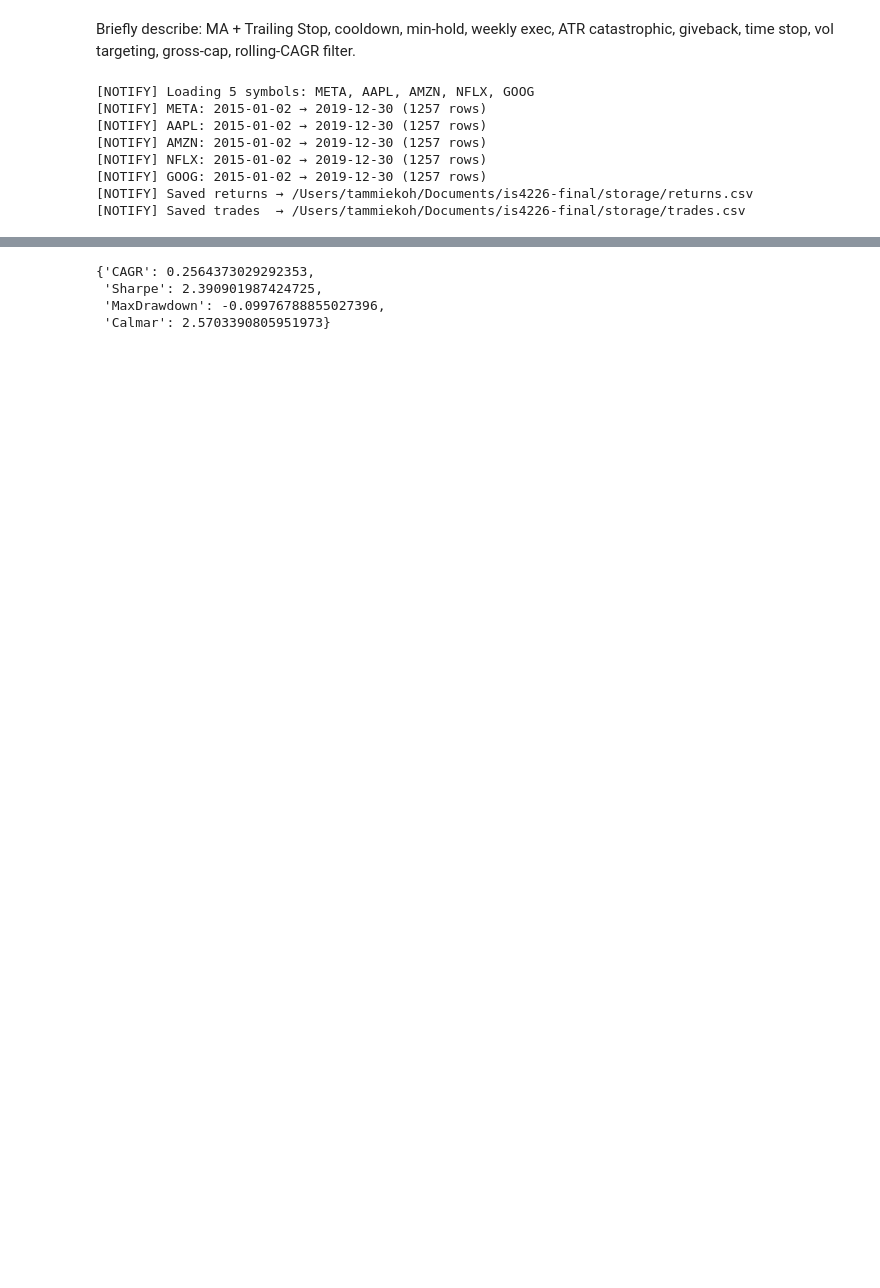
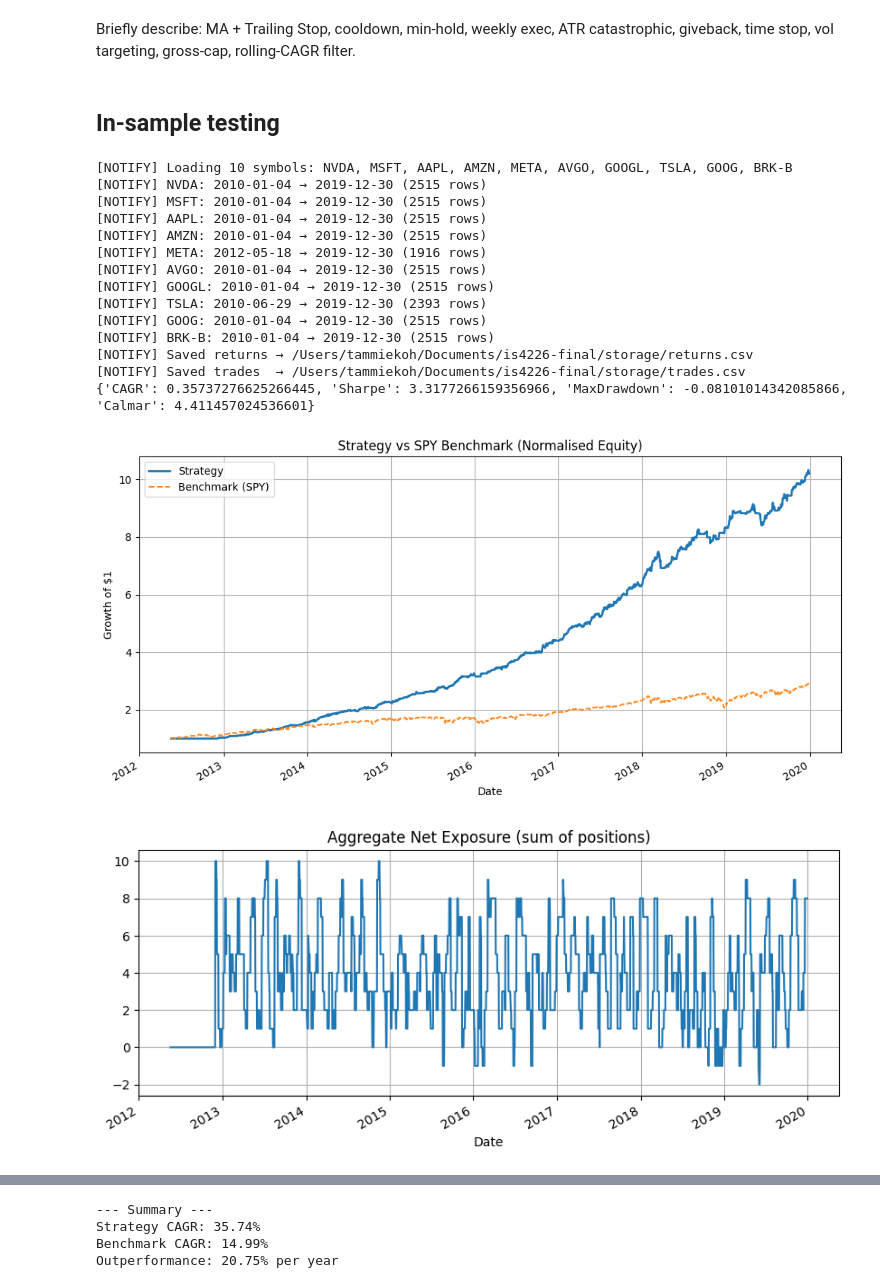
Before and after one commit to lydia372/is4226-final, a Jupyter notebook: Group3_FinalTerm.ipynb, the cells around one changed output, grey strips where cells are left out. Drawn from its saved outputs; the diff is of its cells as text; code cells hidden in the pictures; blank space fills up the shorter version.

Commit message:
added visualisations and expanding window testing

```diff
--- a/Group3_FinalTerm.ipynb
+++ b/Group3_FinalTerm.ipynb
@@ -34,20 +54,62 @@ stock_list = ["META","AAPL","AMZN","NFLX","GOOG"]
+# %% [markdown]
+## In-sample testing
 # %%
+start_date = "2010-01-01"
+end_date   = "2019-12-31"
+stock_list = ["NVDA","MSFT","AAPL","AMZN","META","AVGO","GOOGL","TSLA","GOOG","BRK-B"]
+
+MA_WINDOW = 130
+TRAIL_WINDOW = 10
+TRAIL_PCT = 0.93
+SHORT_THRESHOLD = 0.02
+ATR_WIN = 14
+
+COOLDOWN = 3
+EPS = 0.005
+MIN_HOLD = 5
+WEEKLY = True
+K_ATR = 2.5
+GIVEBACK = 2.0
+TIME_STOP = 60
+
+TARGET_VOL = 0.10
+GROSS_CAP = 1.0
+ROLL_VOL = 20
+PERF_LOOKBACK = 63
+
+# --- Run the backtest ---
 results = run_backtest(
     start_date=start_date, end_date=end_date, stock_list=stock_list,
     ma_window=MA_WINDOW, trailing_window=TRAIL_WINDOW, trailing_pct=TRAIL_PCT,
     short_threshold=SHORT_THRESHOLD, atr_win=ATR_WIN,
     cooldown_bars=COOLDOWN, reentry_eps=EPS, min_hold=MIN_HOLD, weekly_exec=WEEKLY,
     k_atr_stop=K_ATR, giveback_atr=GIVEBACK, time_stop=TIME_STOP,
     target_vol=TARGET_VOL, gross_cap=GROSS_CAP, roll_vol=ROLL_VOL, perf_lookback=PERF_LOOKBACK,
     initial_capital=500_000.0, compare_spy=True, tag="final"
 )
-results["portfolio_metrics"]
+
+print(results["portfolio_metrics"])
+
+plot_vs_benchmark(results); plot_exposure(results); plot_drawdown(results)
+
+print("\n--- Summary ---")
+print(f"Strategy CAGR: {results['portfolio_metrics']['CAGR']*100:.2f}%")
+print(f"Benchmark CAGR: {results['benchmark_metrics']['CAGR']*100:.2f}%")
+print(f"Outperformance: {(results['portfolio_metrics']['CAGR'] - results['benchmark_metrics']['CAGR'])*100:.2f}% per year")
 # %% [output]
-[NOTIFY] Loading 5 symbols: META, AAPL, AMZN, NFLX, GOOG
-[NOTIFY] META: 2015-01-02 → 2019-12-30 (1257 rows)
-[NOTIFY] AAPL: 2015-01-02 → 2019-12-30 (1257 rows)
-[NOTIFY] AMZN: 2015-01-02 → 2019-12-30 (1257 rows)
-[NOTIFY] NFLX: 2015-01-02 → 2019-12-30 (1257 rows)
-[NOTIFY] GOOG: 2015-01-02 → 2019-12-30 (1257 rows)
+[NOTIFY] Loading 10 symbols: NVDA, MSFT, AAPL, AMZN, META, AVGO, GOOGL, TSLA, GOOG, BRK-B
+[NOTIFY] NVDA: 2010-01-04 → 2019-12-30 (2515 rows)
+[NOTIFY] MSFT: 2010-01-04 → 2019-12-30 (2515 rows)
+[NOTIFY] AAPL: 2010-01-04 → 2019-12-30 (2515 rows)
+[NOTIFY] AMZN: 2010-01-04 → 2019-12-30 (2515 rows)
+[NOTIFY] META: 2012-05-18 → 2019-12-30 (1916 rows)
+[NOTIFY] AVGO: 2010-01-04 → 2019-12-30 (2515 rows)
+[NOTIFY] GOOGL: 2010-01-04 → 2019-12-30 (2515 rows)
+[NOTIFY] TSLA: 2010-06-29 → 2019-12-30 (2393 rows)
+[NOTIFY] GOOG: 2010-01-04 → 2019-12-30 (2515 rows)
+[NOTIFY] BRK-B: 2010-01-04 → 2019-12-30 (2515 rows)
 [NOTIFY] Saved returns → /Users/tammiekoh/Documents/is4226-final/storage/returns.csv
 [NOTIFY] Saved trades  → /Users/tammiekoh/Documents/is4226-final/storage/trades.csv
+{'CAGR': 0.35737276625266445, 'Sharpe': 3.3177266159356966, 'MaxDrawdown': -0.08101014342085866, 'Calmar': 4.411457024536601}
+[figure, added]
+[figure, added]
@@ -54,4 +117,4 @@ results["portfolio_metrics"]
-{'CAGR': 0.2564373029292353,
- 'Sharpe': 2.390901987424725,
- 'MaxDrawdown': -0.09976788855027396,
- 'Calmar': 2.5703390805951973}
+--- Summary ---
+Strategy CAGR: 35.74%
+Benchmark CAGR: 14.99%
+Outperformance: 20.75% per year
```
Also changed, not shown: parts of 13 cells of this notebook, 3 other files.
